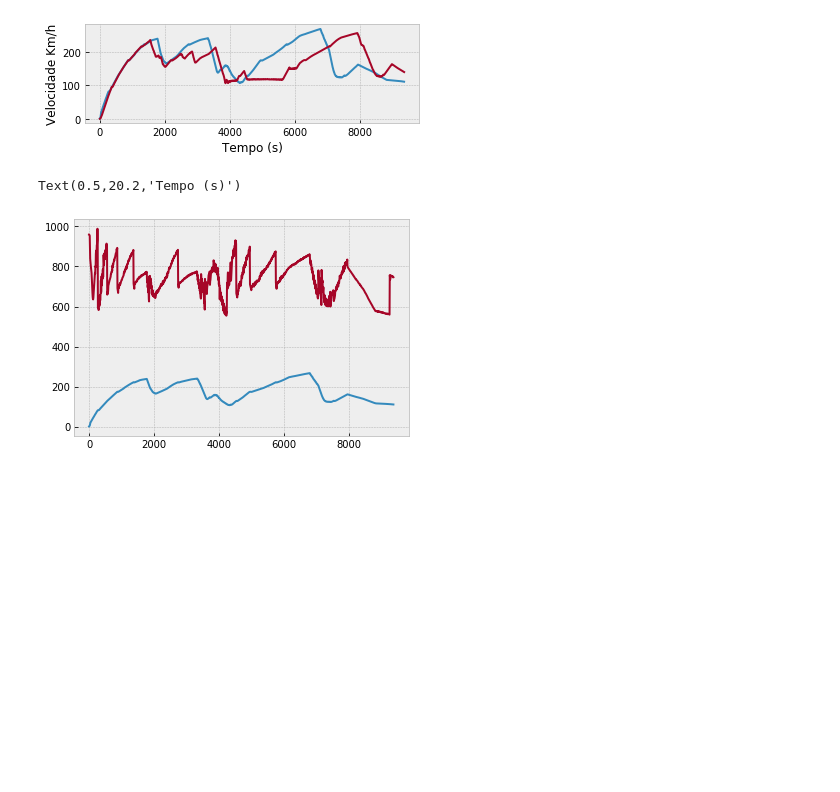
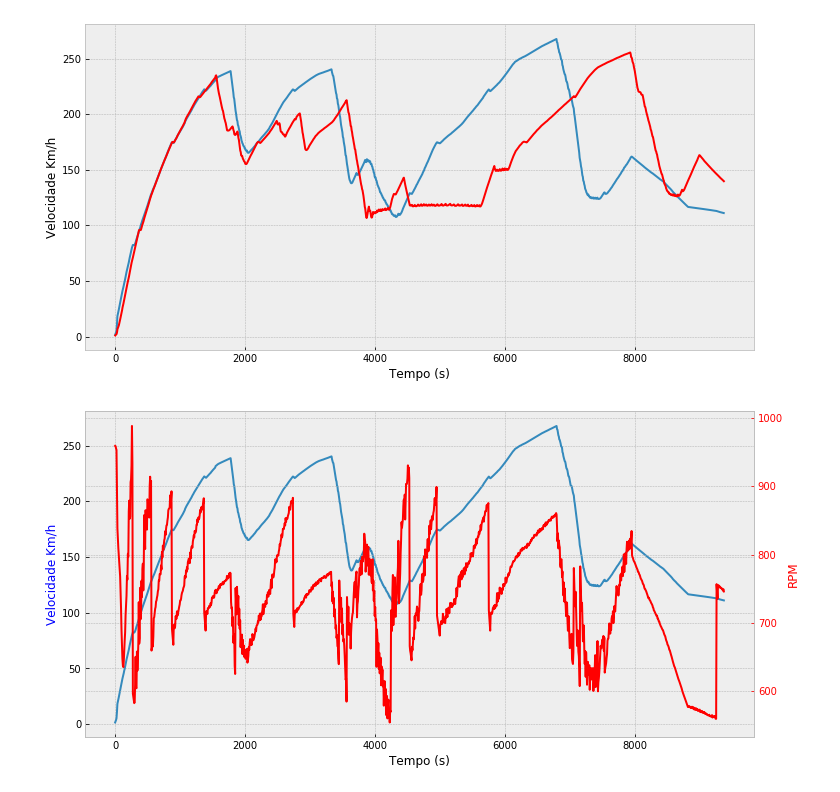
Before and after one commit to mauryrv/dm109-final-project, a Jupyter notebook: Exercise3/exercise3.ipynb, the cells around one changed output. Saved outputs shown, nothing was run; the diff lists cells and outputs as text; code cells hidden in the pictures; blank space fills up the shorter version.

```diff
--- a/Exercise3/exercise3.ipynb
+++ b/Exercise3/exercise3.ipynb
@@ -36,31 +22,34 @@ infoCarFrame5 = pd.DataFrame(dict(infoCar5.telemetry)).T
 # %%
 #Um único gráfico de linha, comparando a velocidade de dois carros quaisquer
 #ao longo da corrida;
 #carro 3 e carro 5
 
 fig = plt.figure();
-ax = fig.add_subplot(2, 1, 1)
+ax = fig.add_subplot(111)
 ax.set_ylabel('Velocidade Km/h')
 ax.set_xlabel('Tempo (s)')
 plt.plot(infoCarFrame3.Speed*35/9)
-plt.plot(infoCarFrame5.Speed*35/9)
+plt.plot(infoCarFrame5.Speed*35/9,color='r')
 plt.show()
 # %% [output]
-[figure, old version]
+[figure, new version]
 # %%
 #Um único gráfico de linha, mostrando a velocidade de um carro sobreposto ao RPM;
 #carro 3
 fig = plt.figure();
 fig.subplots_adjust(hspace=0/.4, wspace=0.4);
 
-#ax = fig.add_subplot(2, 1, 1)
-ax.set_ylabel('Velocidade Km/h - \nRPM')
+ax = fig.add_subplot(111)
+ax.set_ylabel('Velocidade Km/h',color='b')
+ax.set_xlabel('Tempo (s)')
 plt.plot(infoCarFrame3.Speed*(35/9));
-plt.plot(infoCarFrame3.RPM)
-ax.set_xlabel('Tempo (s)')
+ax2 = ax.twinx()
+ax2.plot(infoCarFrame3.RPM,color='r')
+ax2.set_ylabel('RPM', color='r')
+ax2.tick_params('y', colors='r')
+plt.show()
 # %% [output]
-Text(0.5,20.2,'Tempo (s)')
-[figure, old version]
+[figure, new version]
 # %%
 #Um gráfico a escolha do aluno (use a criatividade, ela será avaliada).
 #Justifique o significado do seu gráfico.
```
Also changed, not shown: parts of 3 cells of this notebook, 6 other files.
